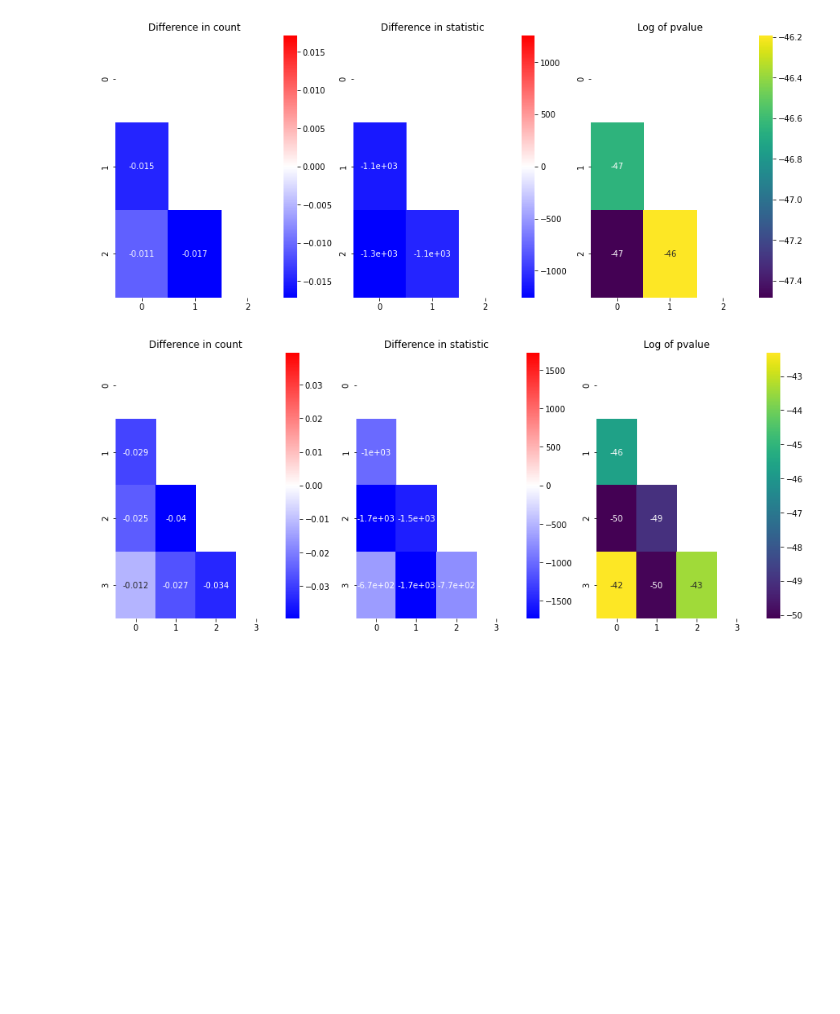
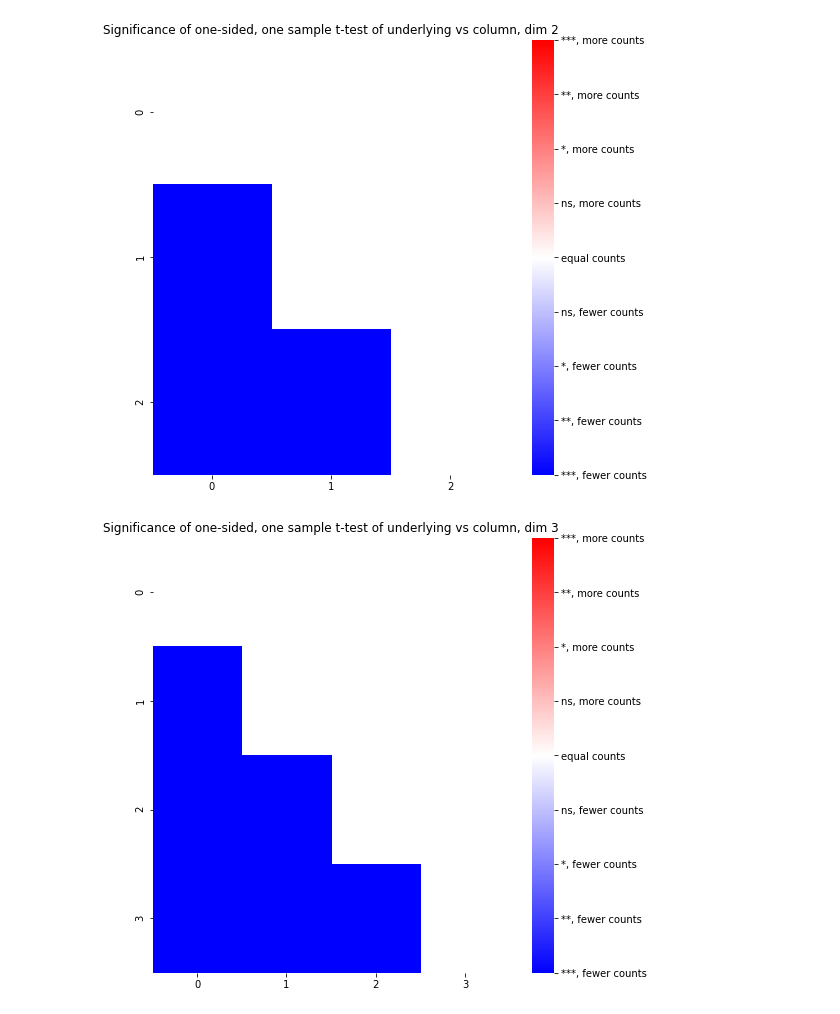
Before and after one commit to matsantoro/counting_motifs, a Jupyter notebook: ttests.ipynb, the cells around one changed output. Drawn from its saved outputs; the diff is of its cells as text; code cells hidden in the pictures; blank space fills up the shorter version.

Commit message:
Added more plots

```diff
--- a/ttests.ipynb
+++ b/ttests.ipynb
@@ -15,5 +15,3 @@ for i in [1,2,3]:
     files_path = Path("data/bcounts/underlying_"+str(i))
     for element in files_path.glob("*/bcounts.pkl"):
         bcounts.append(pickle.load(open(element, 'rb')))
-# %%
-samples = [elem[3][1][0] for elem in bcounts]
@@ -39,7 +32,7 @@ def compute_ostt(bcounts, colum_bcounts, max_dim = 10):
                 samples = [elem[dimension][i+1][j] for elem in bcounts]
                 result = ttest_1samp(samples, hyp)
                 statistic[i+1][j] = result[0]
-                pvalues[i+1][j] = np.log10(result[1])
+                pvalues[i+1][j] = result[1]/2
                 diff[i+1][j] = np.average(samples) - hyp
         statistic[statistic == 0] = np.nan
         pvalues[pvalues == 0] = np.nan
@@ -59,8 +52,40 @@ def plot_ostt(statistic_matrices, pvalue_matrices, diff_matrices, max_dim = 6, n
                    vmin = -dvalue, vmax = dvalue)
         sns.heatmap(statistic_matrices[dimension], cmap = cm.get_cmap('bwr'), ax = axes[1], annot = True,
                    vmin = -svalue, vmax = svalue)
-        sns.heatmap(pvalue_matrices[dimension], cmap = cm.get_cmap('viridis'), ax = axes[2], annot = True)
+        sns.heatmap(np.log(pvalue_matrices[dimension]), cmap = cm.get_cmap('viridis'), ax = axes[2], annot = True)
         axes[0].set_title('Difference in count')
         axes[1].set_title('Difference in statistic')
-        axes[2].set_title('Log of pvalue')
+        axes[2].set_title('Log10 of pvalue')
+        fig.suptitle(f"Summary of t-tests in dim {dimension+1}")
         fig.savefig(name+str(dimension), facecolor = 'white')
+# %%
+def plot_significance_groups(statistic_matrices, pvalue_matrices, diff_matrices, max_dim = 6, name = "sgroups"):
+    for dimension in range(1, max_dim+1):
+        pvalue_matrix = pvalue_matrices[dimension]
+        one_star = pvalue_matrix < 0.05
+        two_star = pvalue_matrix < 0.01
+        three_star = pvalue_matrix < 0.001
+        significance_matrix = np.ones(pvalue_matrix.shape)
+        significance_matrix += one_star
+        significance_matrix += two_star
+        significance_matrix += three_star
+        significance_matrix = np.multiply(significance_matrix, np.sign(statistic_matrices[dimension]))
+
+        fig, ax = plt.subplots(1,1, figsize = (8,8))
+        sns.heatmap(significance_matrix, cmap = cm.get_cmap('bwr'), ax = ax, annot = False,
+                   vmin = -4, vmax = 4)
+        colorbar = ax.collections[0].colorbar
+        colorbar.set_ticks(np.linspace(-4,4,9))
+        colorbar.set_ticklabels([
+        "***, fewer counts",
+        "**, fewer counts",
+        "*, fewer counts",
+        "ns, fewer counts",
+        "equal counts",
+        "ns, more counts",
+        "*, more counts",
+        "**, more counts",
+        "***, more counts"
+        ])
+        ax.set_title(f"Significance of one-sided, one sample t-test of underlying vs column, dim {dimension+1}")
+        fig.savefig(name+str(dimension), facecolor = 'white')
@@ -87,7 +123,8 @@ for key in column_bcounts.keys():
     column_bcounts[key] = normalize_matrix(column_bcounts[key])
 # %%
 s, p, d = compute_ostt(bcounts, column_bcounts)
+plot_significance_groups(s, p, d, 7, "significance_normalized")
 plot_ostt(s, p, d, 5, "ttest_normalized")
 # %% [output]
-[figure, old version]
+[figure, new version]
-[figure, old version]
+[figure, new version]
```
Also changed, not shown: parts of 5 cells of this notebook, 11 other files.
